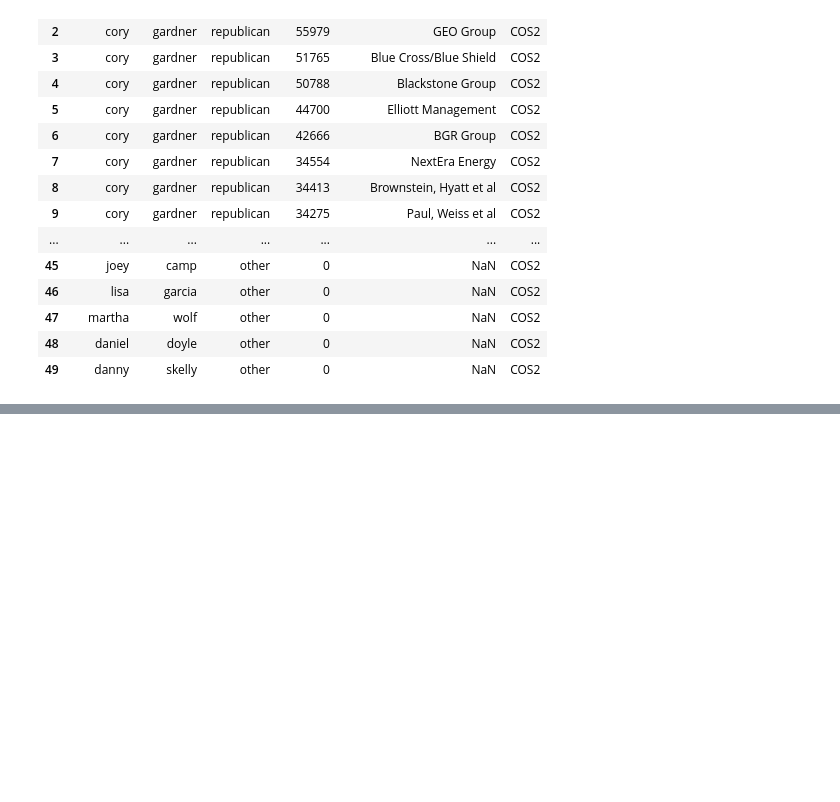
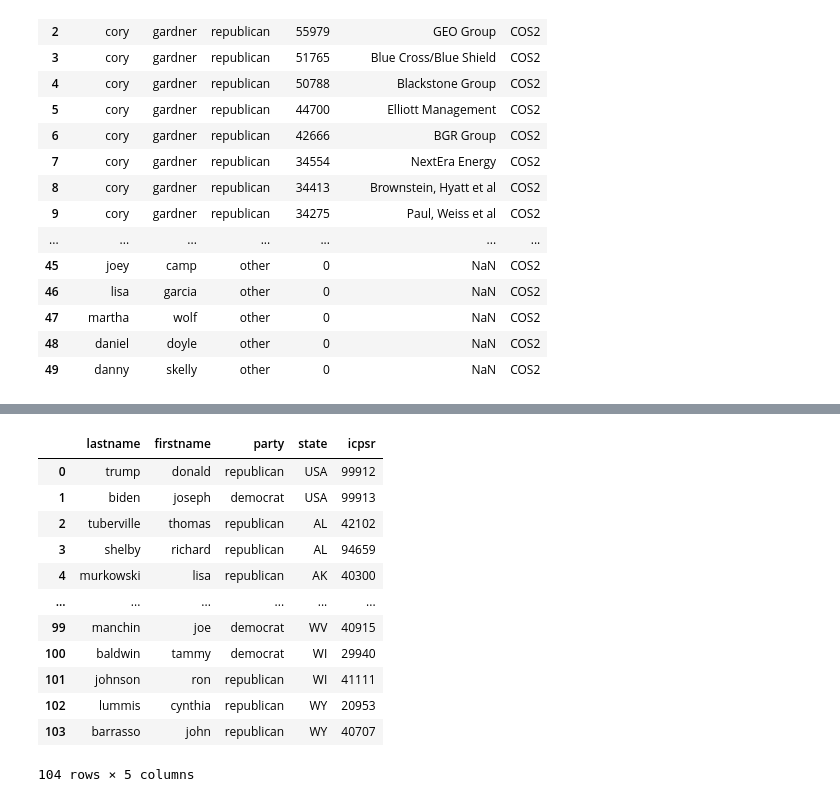
Before and after one commit to Aidankeogh/SenatorGraph, a Jupyter notebook: process_contributors.ipynb, the cells around one changed output, grey strips where cells are left out. Drawn from its saved outputs; the diff is of its cells as text; code cells hidden in the pictures; blank space fills up the shorter version.

```diff
--- a/process_contributors.ipynb
+++ b/process_contributors.ipynb
@@ -85,0 +71,30 @@ all_processed_contribs.to_csv("contributions.csv")
+# %%
+senators = pd.read_csv("S117_members.csv")
+
+code_to_party = {100: "democrat", 200: "republican"}
+def create_senator(senator):
+    name = senator["bioname"]
+    node_attrs = {
+        "lastname": name.split(",")[0].lower(),
+        "firstname": name.split(",")[1].split()[0].lower(),
+        "party": code_to_party.get(senator["party_code"], "other"),
+        "state": senator["state_abbrev"],
+        "icpsr": senator["icpsr"]
+    }
+    return pd.Series(node_attrs)
+senator_nodes = senators.apply(create_senator, axis=1)
+senator_nodes
+# %% [output]
+|  | lastname | firstname | party | state | icpsr |
+| 0 | trump | donald | republican | USA | 99912 |
+| 1 | biden | joseph | democrat | USA | 99913 |
+| 2 | tuberville | thomas | republican | AL | 42102 |
+| 3 | shelby | richard | republican | AL | 94659 |
+| 4 | murkowski | lisa | republican | AK | 40300 |
+| ... | ... | ... | ... | ... | ... |
+| 99 | manchin | joe | democrat | WV | 40915 |
+| 100 | baldwin | tammy | democrat | WI | 29940 |
+| 101 | johnson | ron | republican | WI | 41111 |
+| 102 | lummis | cynthia | republican | WY | 20953 |
+| 103 | barrasso | john | republican | WY | 40707 |
+104 rows × 5 columns
```
Also changed, not shown: parts of 6 cells of this notebook.
